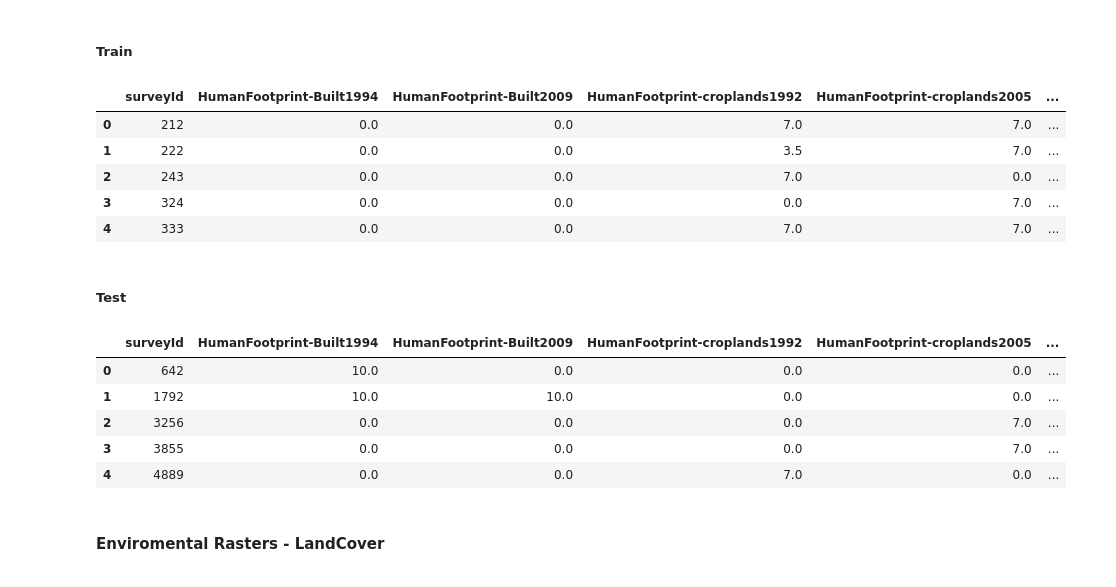
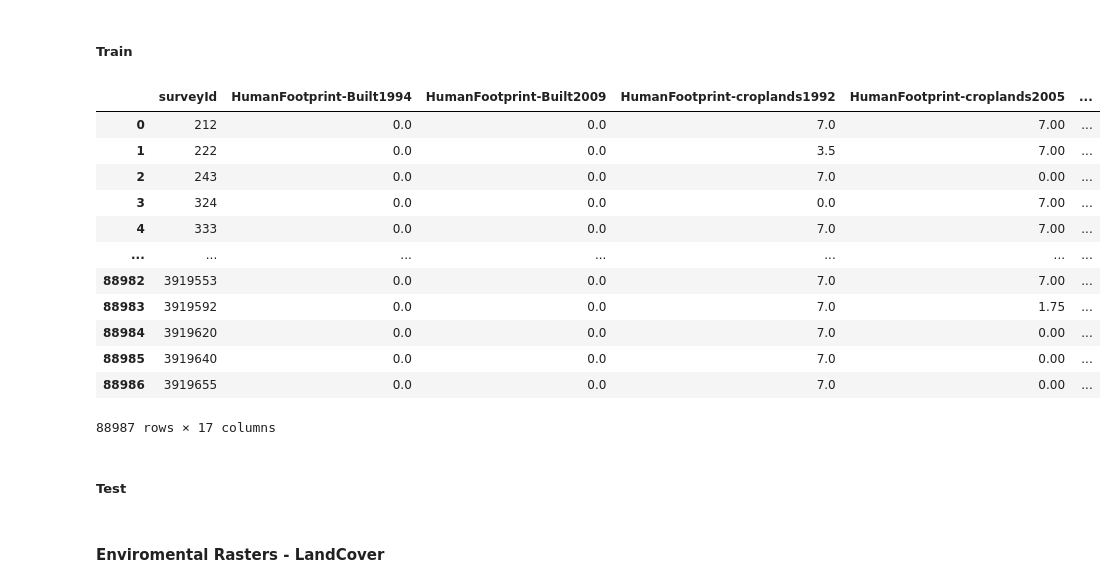
Before and after one commit to amanmukati09/Kaggle-Competitions, a Jupyter notebook: geolifeclef-2024-lifeclef-cvpr-fgvc.ipynb, the cells around one changed output. Drawn from its saved outputs; the diff is of its cells as text; code cells hidden in the pictures.

```diff
--- a/geolifeclef-2024-lifeclef-cvpr-fgvc.ipynb
+++ b/geolifeclef-2024-lifeclef-cvpr-fgvc.ipynb
@@ -373,25 +427,22 @@ glc24_pa_humanfootprint_train = "/kaggle/input/geolifeclef-2024/EnvironmentalRas
 ##### Train
 # %%
 glc24_pa_humanfootprint_train_df = pd.read_csv(glc24_pa_humanfootprint_train)
-glc24_pa_humanfootprint_train_df.head()
+glc24_pa_humanfootprint_train_df
 # %% [output]
 |  | surveyId | HumanFootprint-Built1994 | HumanFootprint-Built2009 | HumanFootprint-croplands1992 | HumanFootprint-croplands2005 | ... |
-| 0 | 212 | 0.0 | 0.0 | 7.0 | 7.0 | ... |
-| 1 | 222 | 0.0 | 0.0 | 3.5 | 7.0 | ... |
-| 2 | 243 | 0.0 | 0.0 | 7.0 | 0.0 | ... |
-| 3 | 324 | 0.0 | 0.0 | 0.0 | 7.0 | ... |
-| 4 | 333 | 0.0 | 0.0 | 7.0 | 7.0 | ... |
+| 0 | 212 | 0.0 | 0.0 | 7.0 | 7.00 | ... |
+| 1 | 222 | 0.0 | 0.0 | 3.5 | 7.00 | ... |
+| 2 | 243 | 0.0 | 0.0 | 7.0 | 0.00 | ... |
+| 3 | 324 | 0.0 | 0.0 | 0.0 | 7.00 | ... |
+| 4 | 333 | 0.0 | 0.0 | 7.0 | 7.00 | ... |
+| ... | ... | ... | ... | ... | ... | ... |
+| 88982 | 3919553 | 0.0 | 0.0 | 7.0 | 7.00 | ... |
+| 88983 | 3919592 | 0.0 | 0.0 | 7.0 | 1.75 | ... |
+| 88984 | 3919620 | 0.0 | 0.0 | 7.0 | 0.00 | ... |
+| 88985 | 3919640 | 0.0 | 0.0 | 7.0 | 0.00 | ... |
+| 88986 | 3919655 | 0.0 | 0.0 | 7.0 | 0.00 | ... |
+88987 rows × 17 columns
 # %% [markdown]
 ##### Test
-# %%
-glc24_pa_humanfootprint_test_df = pd.read_csv(glc24_pa_humanfootprint_test)
-glc24_pa_humanfootprint_test_df.head()
-# %% [output]
-|  | surveyId | HumanFootprint-Built1994 | HumanFootprint-Built2009 | HumanFootprint-croplands1992 | HumanFootprint-croplands2005 | ... |
-| 0 | 642 | 10.0 | 0.0 | 0.0 | 0.0 | ... |
-| 1 | 1792 | 10.0 | 10.0 | 0.0 | 0.0 | ... |
-| 2 | 3256 | 0.0 | 0.0 | 0.0 | 7.0 | ... |
-| 3 | 3855 | 0.0 | 0.0 | 0.0 | 7.0 | ... |
-| 4 | 4889 | 0.0 | 0.0 | 7.0 | 0.0 | ... |
 # %% [markdown]
 #### Enviromental Rasters - LandCover
```
Also changed, not shown: parts of 30 cells of this notebook.
